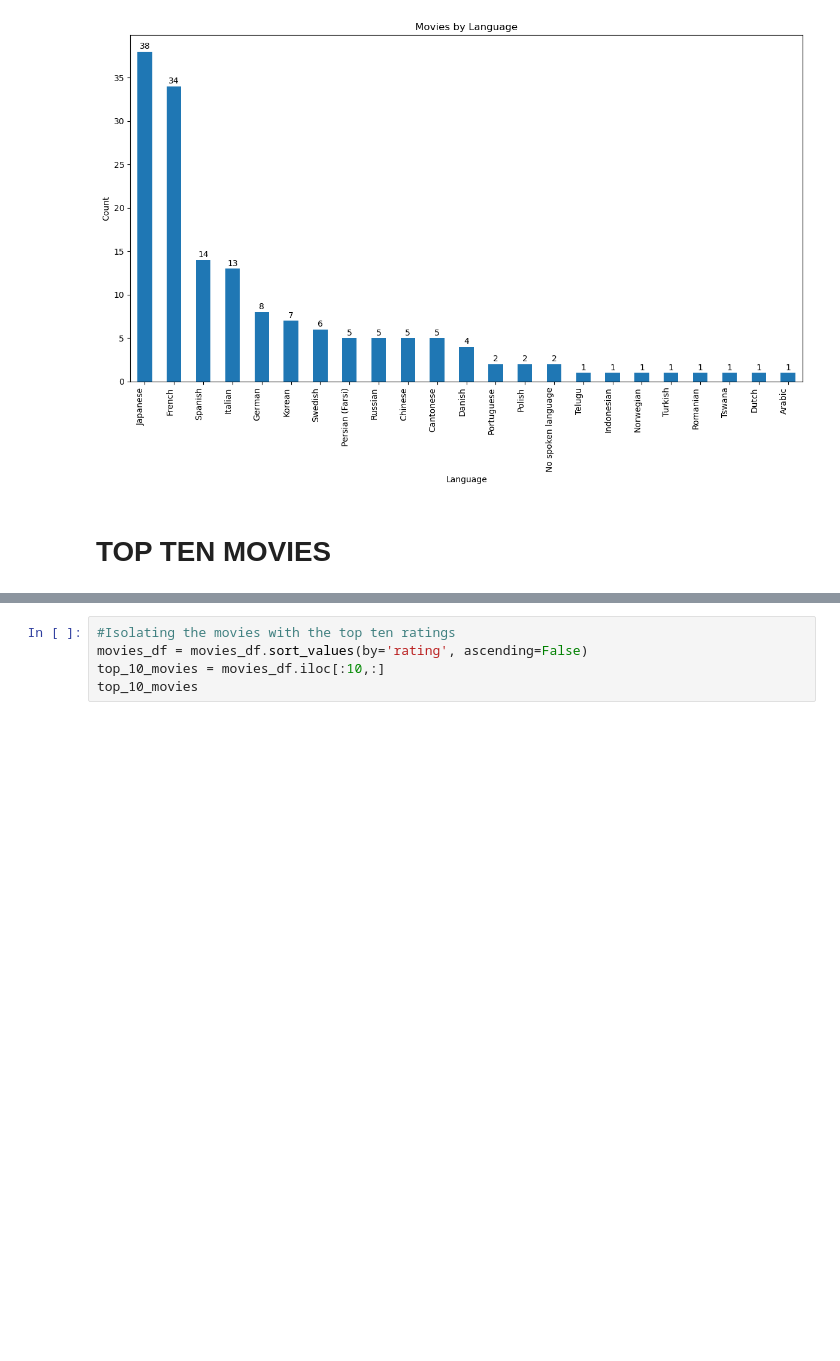
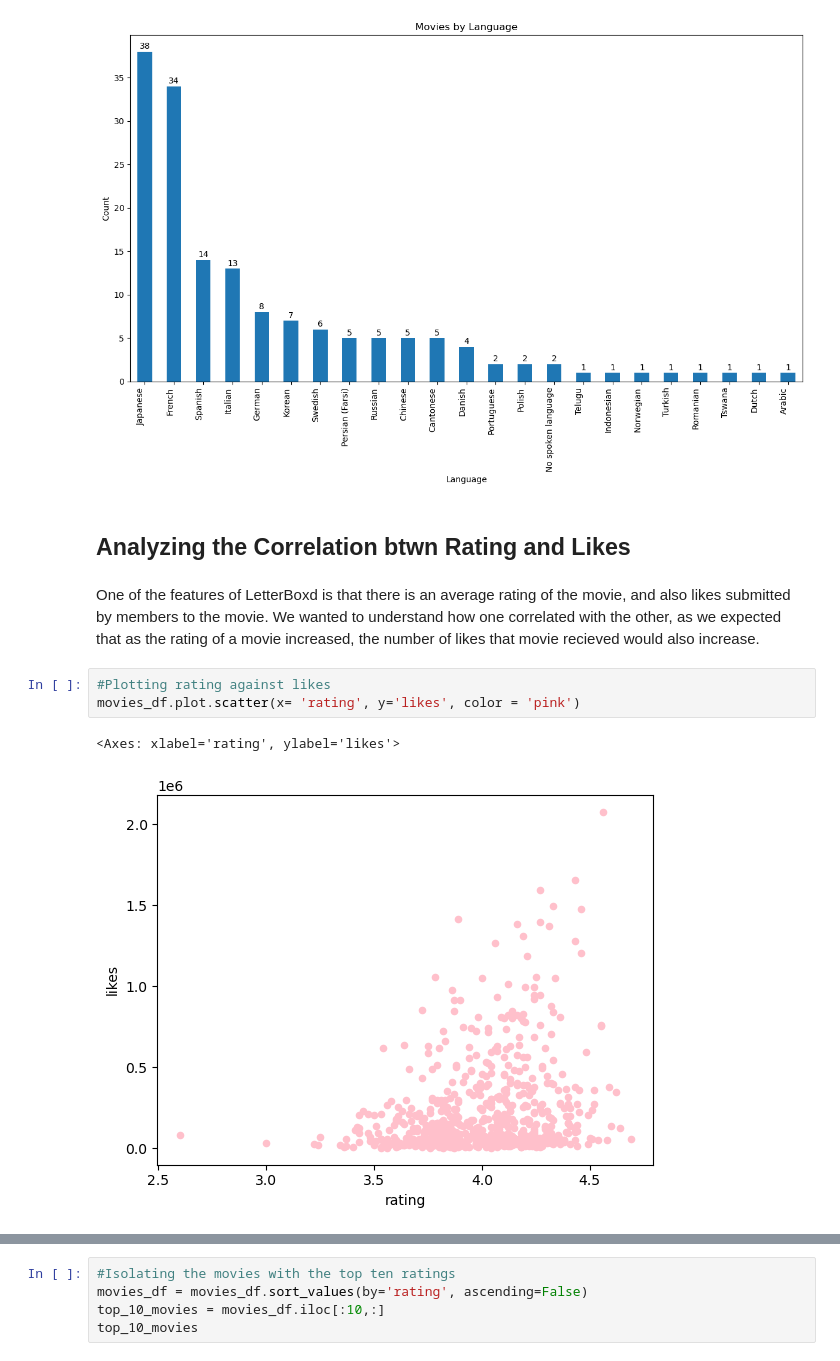
Before and after one commit to sreyakumar/letterboxd-rotten-tomatoes, a Jupyter notebook: letterboxd_&_rotten_tomatoes (4).ipynb, the cells around one changed output, grey strips where cells are left out. Saved outputs shown, nothing was run; the diff lists cells and outputs as text; blank space fills up the shorter version.

```diff
--- a/letterboxd_&_rotten_tomatoes (4).ipynb
+++ b/letterboxd_&_rotten_tomatoes (4).ipynb
@@ -467,5 +657,13 @@ plt.tight_layout()
 plt.show()
 # %% [output]
 [figure]
-# %% [markdown]
-# TOP TEN MOVIES
+# %% [markdown]
+## Analyzing the Correlation btwn Rating and Likes ##
+# %% [markdown]
+One of the features of LetterBoxd is that there is an average rating of the movie, and also likes submitted by members to the movie. We wanted to understand how one correlated with the other, as we expected that as the rating of a movie increased, the number of likes that movie recieved would also increase.
+# %%
+#Plotting rating against likes
+movies_df.plot.scatter(x= 'rating', y='likes', color = 'pink')
+# %% [output]
+<Axes: xlabel='rating', ylabel='likes'>
+[figure, added]
```
Also changed, not shown: parts of 74 cells of this notebook.
